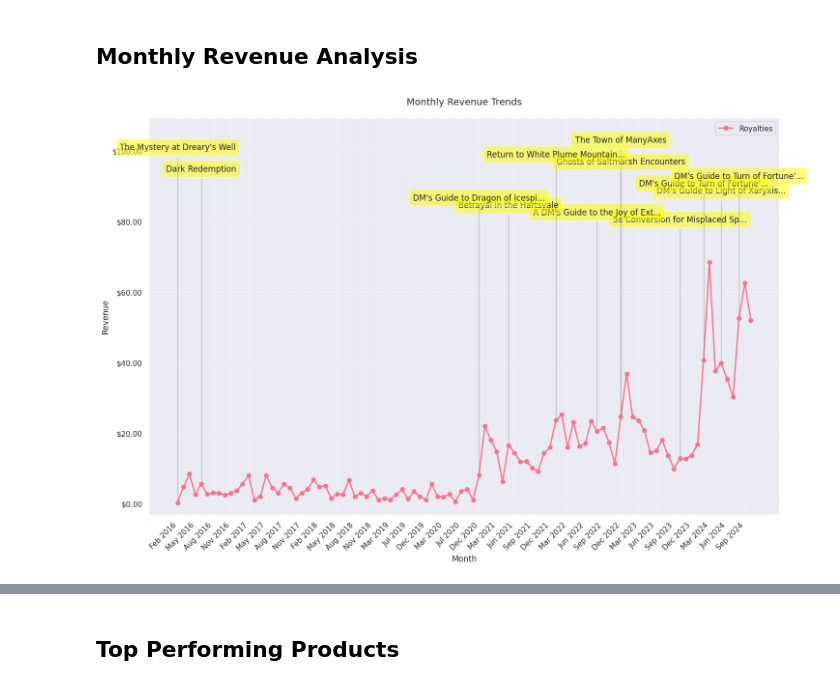
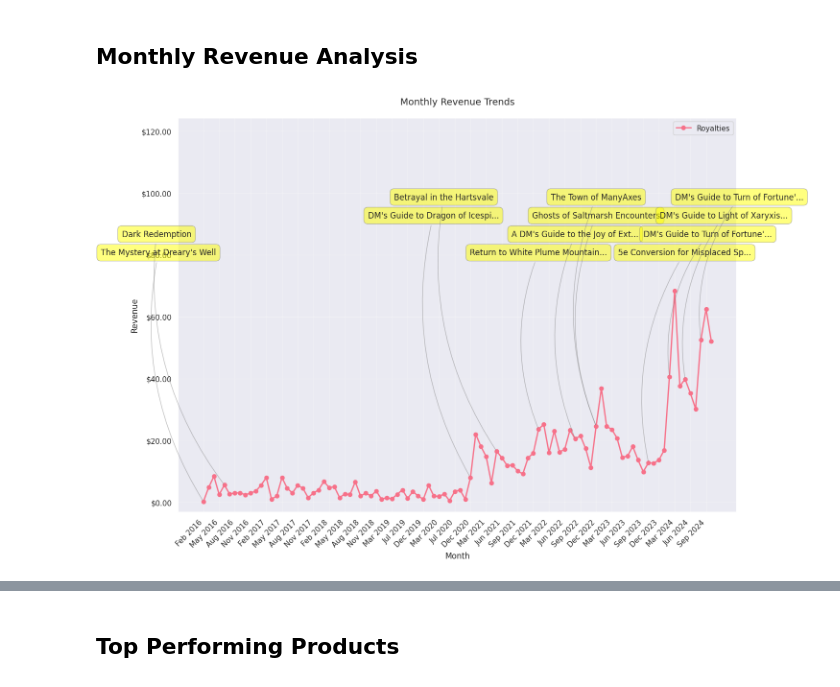
Before and after one commit to lcockerham/dms_guild_sales, a Jupyter notebook: colab_sales_analysis.ipynb, the cells around one changed output, grey strips where cells are left out. Cells and saved outputs as stored; diff of their text form; code cells hidden in the pictures.

```diff
--- a/colab_sales_analysis.ipynb
+++ b/colab_sales_analysis.ipynb
@@ -165,6 +141,7 @@ None
 # %% [markdown]
 ## Monthly Revenue Analysis
 # %%
+from math import ceil
 # Create month-year combinations and convert to datetime for sorting
 df['Month-Year'] = pd.to_datetime(df['Month'] + ' ' + df['Year'].astype(str), format='%B %Y')
 
@@ -186,73 +163,85 @@ monthly_revenue = monthly_revenue.sort_values('Month-Year')
 monthly_revenue['Month-Year-Str'] = monthly_revenue['Month-Year'].dt.strftime('%b %Y')
 
 # Plot monthly trends
-plt.figure(figsize=(15, 10))  # Made even taller for annotations
+plt.figure(figsize=(15, 10))
 
-# Plot with dollar formatting for y-axis
+# Plot the main revenue line
 plt.plot(range(len(monthly_revenue)), monthly_revenue['Your Royalties'],
          marker='o', label='Royalties', linewidth=2)
 
 # Create x-axis labels - show only every 3rd month
 x_ticks = range(len(monthly_revenue))
 x_labels = monthly_revenue['Month-Year-Str']
 shown_indices = x_ticks[::3]
 shown_labels = x_labels[::3]
 
-plt.xticks(shown_indices, shown_labels,
-           rotation=45,
-           ha='right')
-
-# Format y-axis with dollar signs
+plt.xticks(shown_indices, shown_labels, rotation=45, ha='right')
 plt.gca().yaxis.set_major_formatter(plt.FuncFormatter(lambda x, p: f'${x:,.2f}'))
 
 # Add labels and title
 plt.title('Monthly Revenue Trends', pad=20, size=14)
 plt.ylabel('Revenue', size=12)
 plt.xlabel('Month', size=12)
 
-# Calculate y-axis limits for better annotation placement
+# Calculate y-axis limits
 y_min, y_max = plt.ylim()
 y_range = y_max - y_min
-plt.ylim(y_min, y_max + y_range * 0.5)  # Add 50% more space at top
+plt.ylim(y_min, y_max + y_range * 0.7)  # Add more space at top for labels
 
-# Add annotations for first sales
-# Space annotations vertically
-vertical_positions = np.linspace(y_max + (y_range * 0.1), y_max + (y_range * 0.4), len(first_sales))
-for (_, row), vert_pos in zip(first_sales.iterrows(), vertical_positions):
-    # Find the index in monthly_revenue that matches this date
+# Sort first_sales by date for better label placement
+first_sales_sorted = first_sales.sort_values('Month-Year')
+
+# Calculate label positions with more spacing
+num_labels = len(first_sales_sorted)
+vertical_spacing = y_range * 0.08  # Increased spacing between labels
+base_height = y_max + (y_range * 0.1)
+
+# Create columns for labels to prevent overlap
+num_columns = 3
+labels_per_column = ceil(num_labels / num_columns)
+
+for i, (_, row) in enumerate(first_sales_sorted.iterrows()):
+    # Calculate column and position within column
+    column = i // labels_per_column
+    position_in_column = i % labels_per_column
+
+    # Find x-position in data
     idx = monthly_revenue[monthly_revenue['Month-Year'] == row['Month-Year']].index[0]
-
-    # Get y-value from monthly revenue
     y_value = monthly_revenue.loc[idx, 'Your Royalties']
 
-    # Create shortened title for annotation
+    # Calculate label position
+    x_offset = (column - 1) * len(monthly_revenue) * 0.2  # Spread columns horizontally
+    label_x = idx + x_offset
+    label_y = base_height + (position_in_column * vertical_spacing)
+
+    # Shorten title if needed
     short_title = row['Title'][:30] + '...' if len(row['Title']) > 30 else row['Title']
 
-    # Add annotation with longer arrow
-    plt.annotate(f'{short_title}',
-                xy=(idx, y_value),  # Start at data point
-                xytext=(idx, vert_pos),  # Text positioned above
-                ha='center',
-                va='bottom',
-                bbox=dict(boxstyle='round,pad=0.5', fc='yellow', alpha=0.5),
-                arrowprops=dict(
-                    arrowstyle='-',
-                    connectionstyle='angle,angleA=90,angleB=0,rad=0',
-                    color='gray',
-                    alpha=0.5
-                ))
+    # Add annotation with curved arrow
+    plt.annotate(
+        short_title,
+        xy=(idx, y_value),  # Start at data point
+        xytext=(label_x, label_y),  # Text position
+        ha='center' if column == 1 else 'left' if column == 0 else 'right',
+        va='bottom',
+        bbox=dict(
+            boxstyle='round,pad=0.5',
+            fc='yellow',
+            alpha=0.5,
+            ec='gray'
+        ),
+        arrowprops=dict(
+            arrowstyle='-',
+            connectionstyle='arc3,rad=0.2',
+            color='gray',
+            alpha=0.5,
+            linewidth=1
+        )
+    )
 
-# Adjust grid
 plt.grid(True, alpha=0.3)
 plt.legend()
-
-# Adjust layout to prevent label cutoff
 plt.tight_layout()
-
 plt.show()
-
-# Print first sale dates for each title
-print("\nFirst sale dates for each title:")
-print(first_sales[['Title', 'Month-Year']].sort_values('Month-Year').to_string(index=False))
 # %% [output]
-[figure, old version]
+[figure, new version]
```
Also changed, not shown: parts of 7 cells of this notebook.
